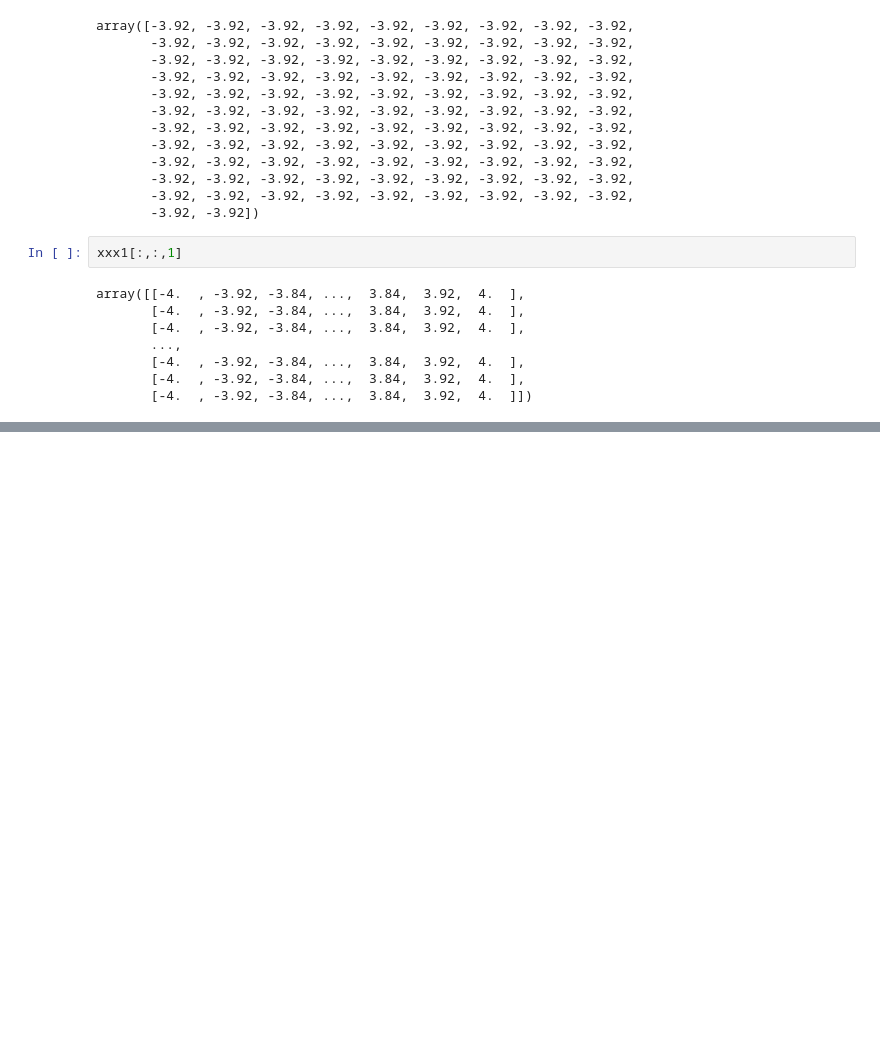
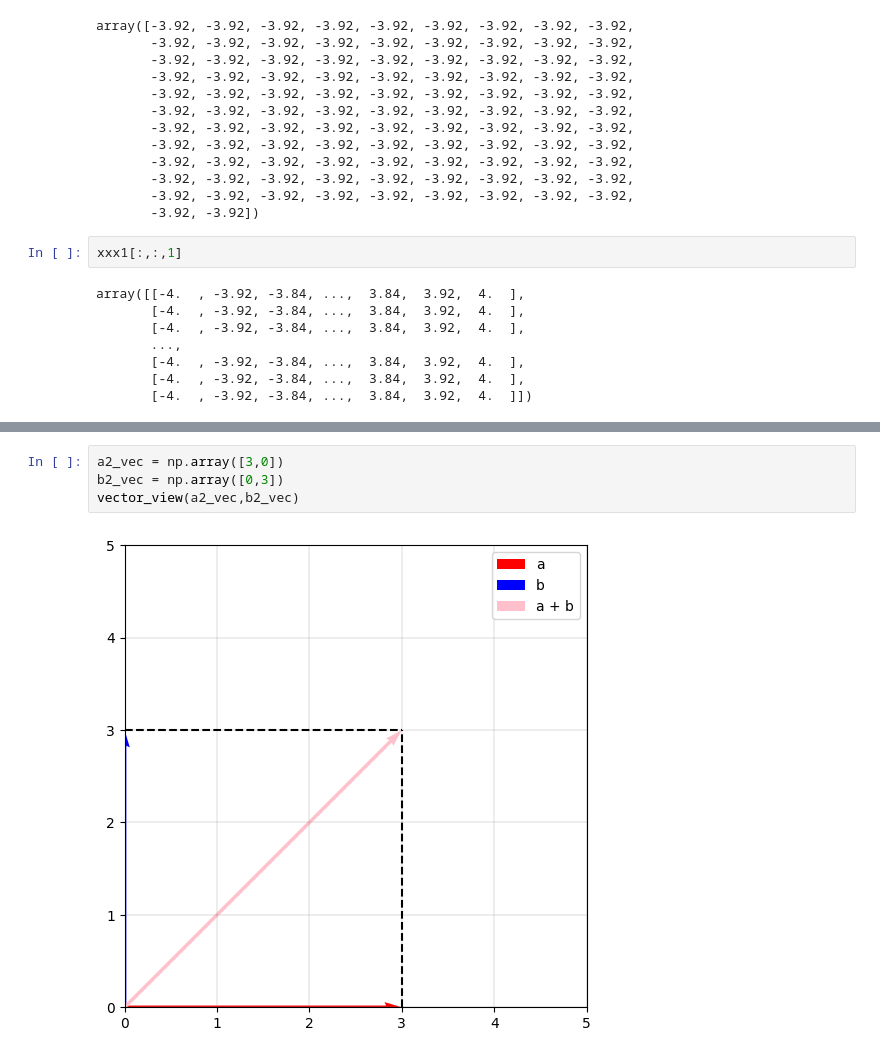
Before and after one commit to Arch-jyh/iris_books, a Jupyter notebook: math_easy/Linear_algebra/1/quiz.ipynb, the cells around one changed output, grey strips where cells are left out. Drawn from its saved outputs; the diff is of its cells as text; blank space fills up the shorter version.

```diff
--- a/math_easy/Linear_algebra/1/quiz.ipynb
+++ b/math_easy/Linear_algebra/1/quiz.ipynb
@@ -476,0 +534,6 @@ array([[-4.  , -3.92, -3.84, ...,  3.84,  3.92,  4.  ],
+# %%
+a2_vec = np.array([3,0])
+b2_vec = np.array([0,3])
+vector_view(a2_vec,b2_vec)
+# %% [output]
+[figure, added]
```
Also changed, not shown: parts of 27 cells of this notebook, 2 other files.
